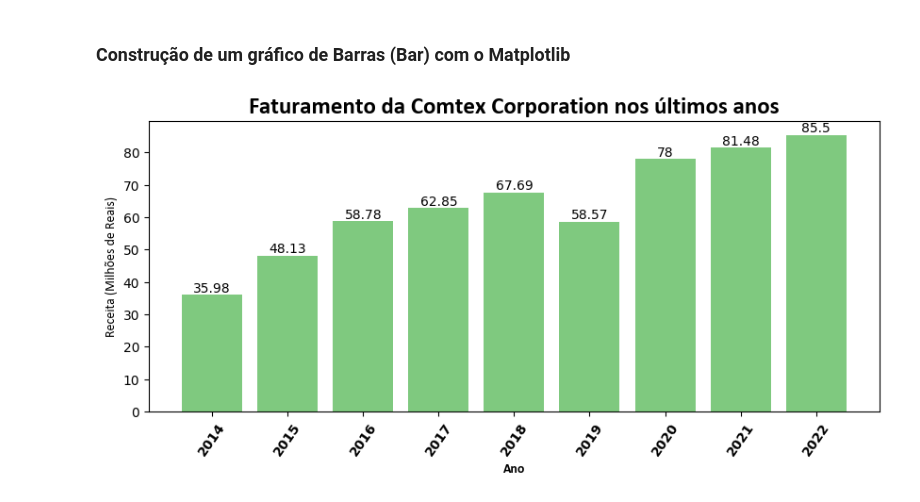
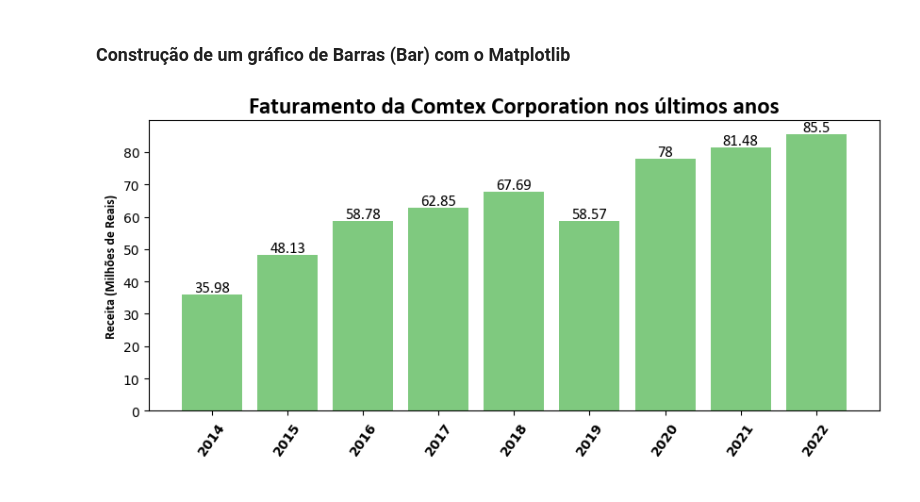
Before and after one commit to fernandomsarnin/Matplotlib-Examples, a Jupyter notebook: Matplotlib_Graphcs/graphc_barras.ipynb, the cells around one changed output. Drawn from its saved outputs; the diff is of its cells as text; code cells hidden in the pictures.

```diff
--- a/Matplotlib_Graphcs/graphc_barras.ipynb
+++ b/Matplotlib_Graphcs/graphc_barras.ipynb
@@ -6,27 +6,27 @@ from cycler import cycler
 # %%
 ano = [2014, 2015, 2016, 2017, 2018, 2019, 2020, 2021, 2022]
 faturamento = [35.98, 48.13, 58.78, 62.85, 67.69, 58.57, 78.00, 81.48, 85.5]
 
 cores = plt.get_cmap('Accent').colors
 ciclo_cores = cycler('color', cores)
 plt.rc('axes', prop_cycle=ciclo_cores)
 
 plt.figure(figsize=(10, 4))
 
 barras = plt.bar(ano, faturamento)
 
-plt.bar_label(barras, rotation=0)
+plt.bar_label(barras, rotation=0, font='Calibri', fontsize=12)
 
-plt.xticks(ano, rotation=55, fontweight='bold')
+plt.xticks(ano, rotation=55, fontsize=10, fontweight='bold')
 
 plt.title('Faturamento da Comtex Corporation nos últimos anos',
           font='Calibri',
           fontsize=18,
           fontweight='bold')
 
-plt.xlabel('Ano', font='Calibri', fontweight='bold')
-plt.ylabel('Receita (Milhões de Reais)', font='Calibri')
+#plt.xlabel('Ano', font='Calibri', fontweight='bold')
+plt.ylabel('Receita (Milhões de Reais)', font='Calibri', fontweight='bold')
 
 plt.show()
 # %% [output]
-[figure, old version]
+[figure, new version]
```
